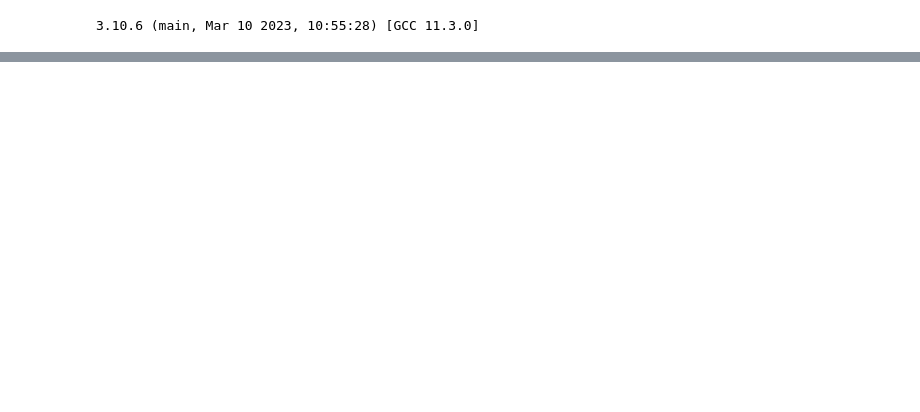
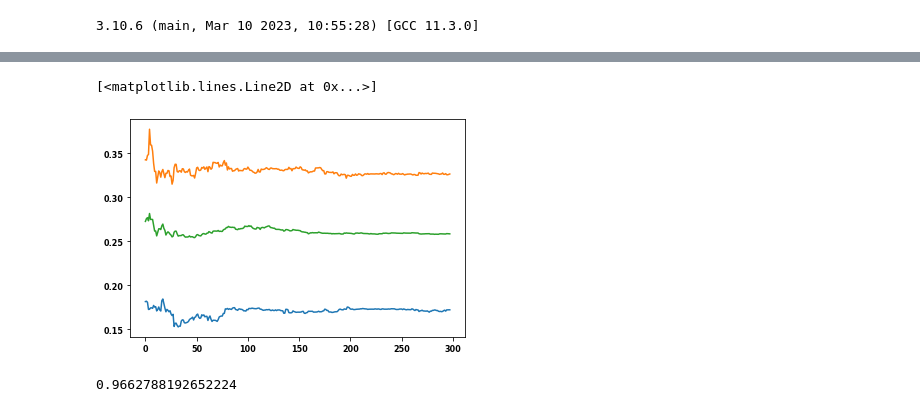
Before and after one commit to norlab-ulaval/norlab_WMRD, a Jupyter notebook: RAL2023/prediction_errors.ipynb, the cells around one changed output, grey strips where cells are left out. Saved outputs shown, nothing was run; the diff lists cells and outputs as text; code cells hidden in the pictures; blank space fills up the shorter version.

```diff
--- a/RAL2023/prediction_errors.ipynb
+++ b/RAL2023/prediction_errors.ipynb
@@ -5,8 +5,16 @@ import scipy.linalg
 
 import matplotlib.pyplot as plt
 from mpl_toolkits.mplot3d import axes3d
-from matplotlib.patches import Ellipse
+from matplotlib.patches import Ellipse, Rectangle
 import matplotlib.transforms as transforms
+import matplotlib as mpl
+font = {'family' : 'normal',
+        'weight' : 'bold',
+        'size'   : 8}
+
+plt.rc('font', **font)
+width  = 3.402
+height = width / 1.2
 
 import sys
 print(sys.version)
@@ -14,6 +22,7 @@ sys.path.append('../')
 
 from models.powertrain.bounded_powertrain import Bounded_powertrain
 from models.kinematic.ideal_diff_drive import Ideal_diff_drive
+from models.learning.blr_slip import SlipBayesianLinearRegression, FullBodySlipBayesianLinearRegression
 from models.kinematic.ICR_based import *
 from models.kinematic.Perturbed_unicycle import *
 from models.kinematic.enhanced_kinematic import *
@@ -100,0 +548,28 @@ for j in range(0, n_test_windows):
+# %%
+# weights_x :  [[-0.12538497]]
+# weights_y :  [[-0.01996453]]
+# weights_yaw :  [[ 0.31519004]
+#  [-2.05371261]
+#  [ 0.28661516]]
+
+blr_training_timesteps_means = np.zeros(len(blr_slip_prediction_errors_training_timesteps_list))
+blr_training_timesteps_first_quantiles = np.zeros(len(blr_slip_prediction_errors_training_timesteps_list))
+blr_training_timesteps_third_quantiles = np.zeros(len(blr_slip_prediction_errors_training_timesteps_list))
+
+for i in range(len(blr_slip_prediction_errors_training_timesteps_list)):
+    blr_training_timesteps_means[i] = np.mean(blr_slip_prediction_errors_training_timesteps_list[i])
+    blr_training_timesteps_first_quantiles[i] = np.quantile(blr_slip_prediction_errors_training_timesteps_list[i], 0.25)
+    blr_training_timesteps_third_quantiles[i] = np.quantile(blr_slip_prediction_errors_training_timesteps_list[i], 0.75)
+
+plt.plot(blr_training_timesteps_first_quantiles)
+plt.plot(blr_training_timesteps_third_quantiles)
+plt.plot(blr_training_timesteps_means)
+
+# plt.ylim(0.2, 0.3)
+# %% [output]
+[<matplotlib.lines.Line2D at 0x...>]
+[figure, added]
+# %%
+print(np.max(blr_slip_prediction_errors_training_timesteps_list[0]))
+# %% [output]
+0.9662788192652224
```
Also changed, not shown: parts of 7 cells of this notebook, 9 other files.
